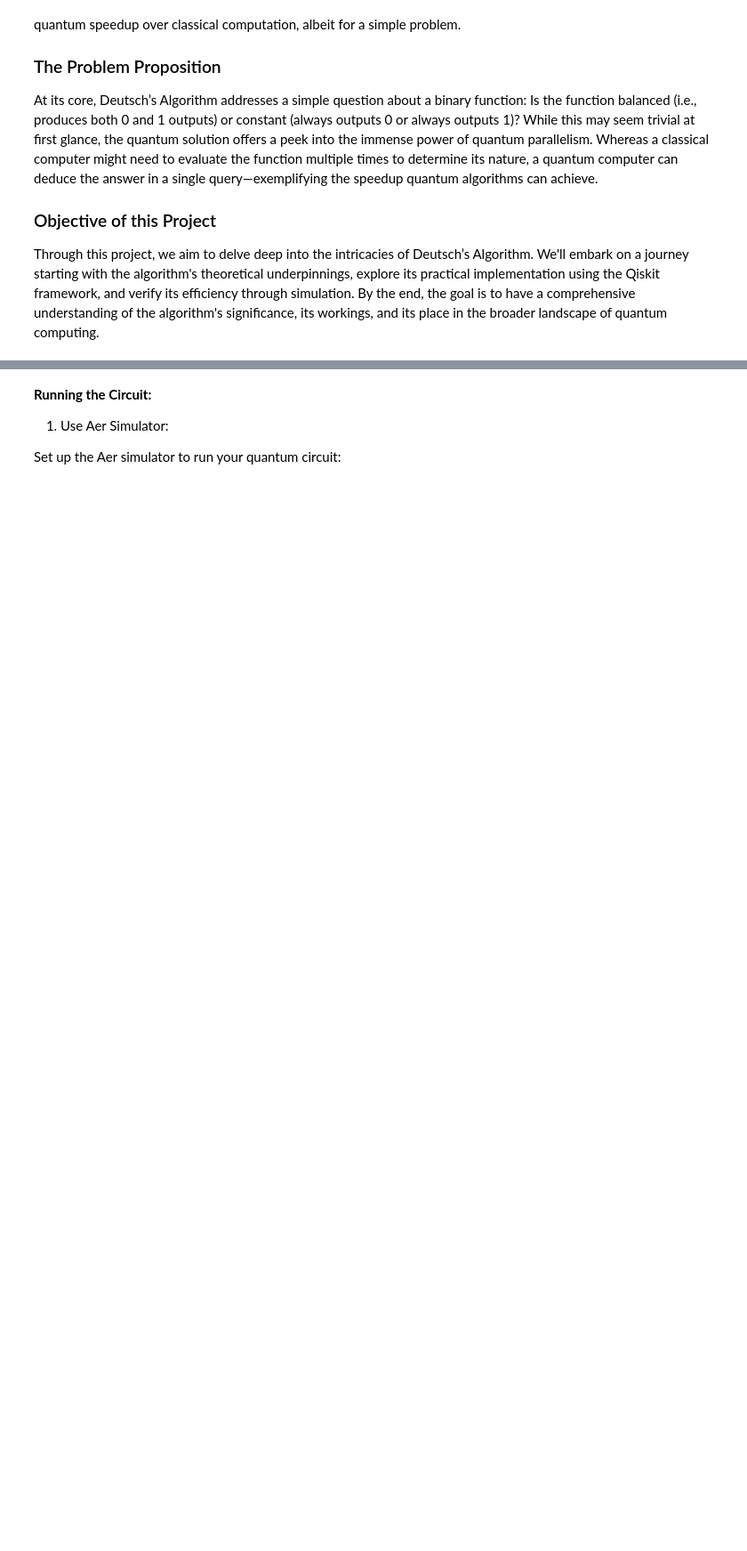
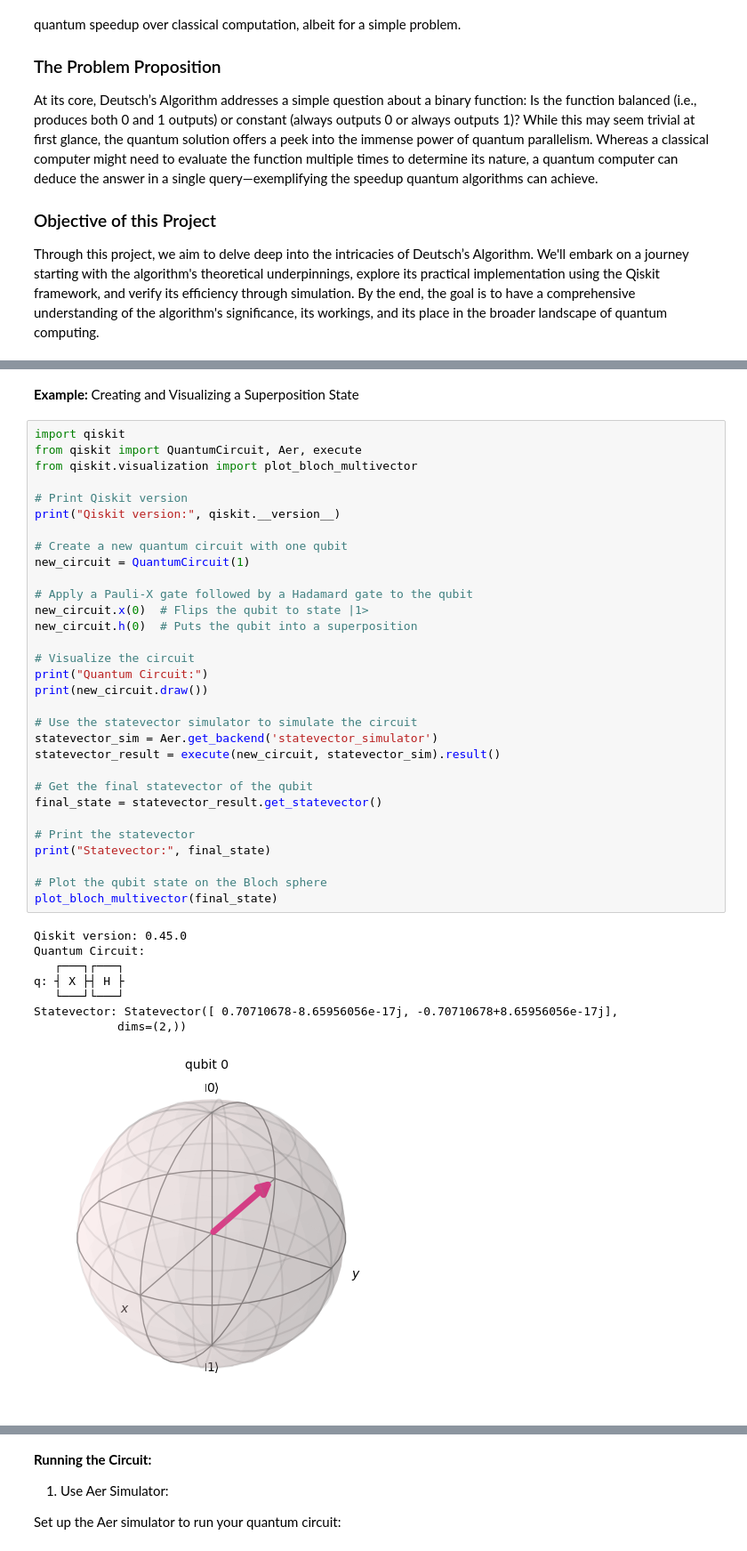
Before and after one commit to DaraLenaghan-1/Emerging_Tech, a Jupyter notebook: project.ipynb, the cells around one changed output, grey strips where cells are left out. Shown at 89% size. Saved outputs shown, nothing was run; the diff lists cells and outputs as text; blank space fills up the shorter version.

Commit message:
Added formatted refrences, added more code examples and connected to a real quantum device

```diff
--- a/project.ipynb
+++ b/project.ipynb
@@ -42,0 +28,42 @@ This operation generates a qubit in a superposition state.
+# %% [markdown]
+**Example:** Creating and Visualizing a Superposition State
+# %%
+import qiskit
+from qiskit import QuantumCircuit, Aer, execute
+from qiskit.visualization import plot_bloch_multivector
+
+# Print Qiskit version
+print("Qiskit version:", qiskit.__version__)
+
+# Create a new quantum circuit with one qubit
+new_circuit = QuantumCircuit(1)
+
+# Apply a Pauli-X gate followed by a Hadamard gate to the qubit
+new_circuit.x(0)  # Flips the qubit to state |1>
+new_circuit.h(0)  # Puts the qubit into a superposition
+
+# Visualize the circuit
+print("Quantum Circuit:")
+print(new_circuit.draw())
+
+# Use the statevector simulator to simulate the circuit
+statevector_sim = Aer.get_backend('statevector_simulator')
+statevector_result = execute(new_circuit, statevector_sim).result()
+
+# Get the final statevector of the qubit
+final_state = statevector_result.get_statevector()
+
+# Print the statevector
+print("Statevector:", final_state)
+
+# Plot the qubit state on the Bloch sphere
+plot_bloch_multivector(final_state)
+# %% [output]
+Qiskit version: 0.45.0
+Quantum Circuit:
+   ┌───┐┌───┐
+q: ┤ X ├┤ H ├
+   └───┘└───┘
+Statevector: Statevector([ 0.70710678-8.65956056e-17j, -0.70710678+8.65956056e-17j],
+            dims=(2,))
+[figure, added]
```
Also changed, not shown: parts of 45 cells of this notebook.
